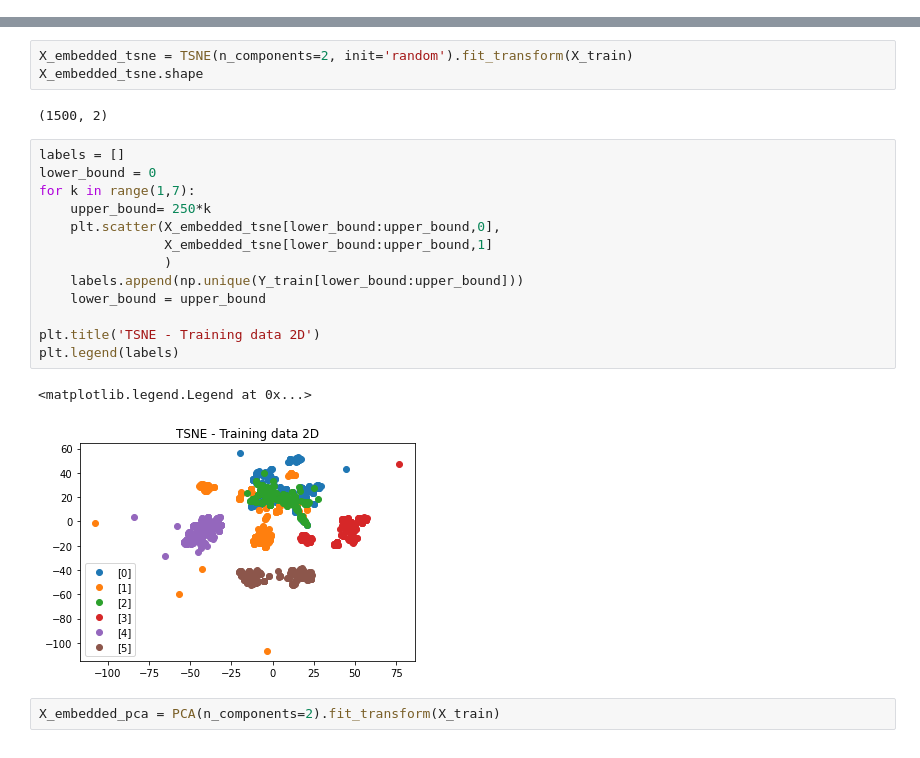
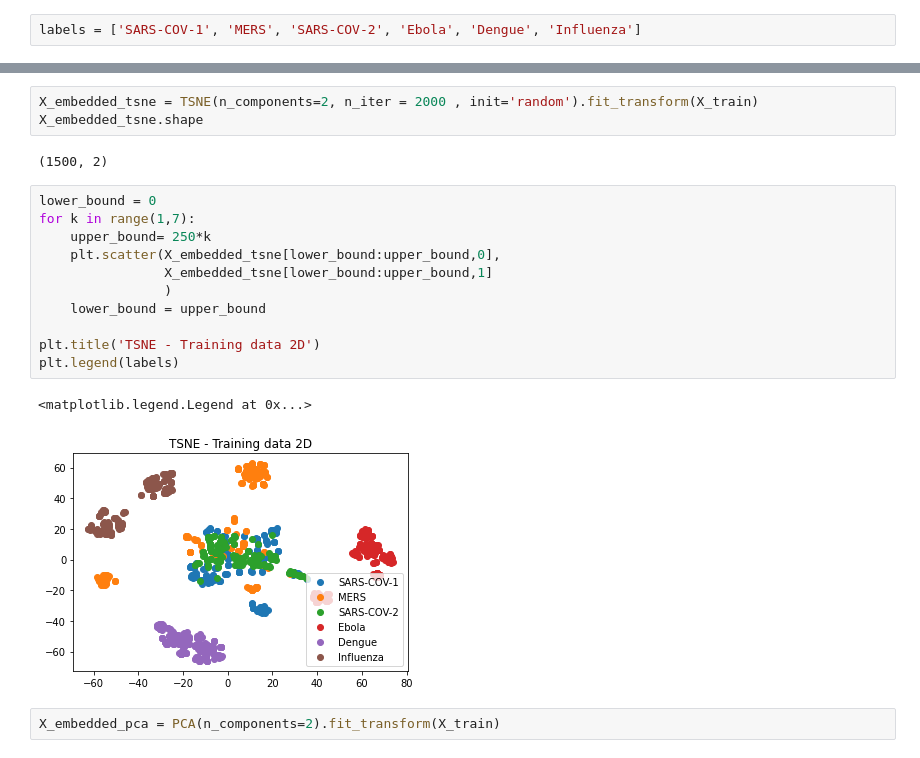
Before and after one commit to Moeinh77/Virus-DNA-classification-BERT, a Jupyter notebook: data_preparation.ipynb, the cells around one changed output, grey strips where cells are left out. Saved outputs shown, nothing was run; the diff lists cells and outputs as text.

```diff
--- a/data_preparation.ipynb
+++ b/data_preparation.ipynb
@@ -83,3 +92,5 @@ with open('Y_train_k'+str(KMER)+'.pkl', 'wb') as f:
+# %%
+labels = ['SARS-COV-1', 'MERS', 'SARS-COV-2', 'Ebola', 'Dengue', 'Influenza']
 # %%
 with open('X_train_k3.pkl', 'rb') as f:
     X_train = pickle.load(f)
@@ -121,24 +137,22 @@ from sklearn.decomposition import PCA
 # %%
-X_embedded_tsne = TSNE(n_components=2, init='random').fit_transform(X_train)
+X_embedded_tsne = TSNE(n_components=2, n_iter = 2000 , init='random').fit_transform(X_train)
 X_embedded_tsne.shape
 # %% [output]
 (1500, 2)
 # %%
-labels = []
 lower_bound = 0
 for k in range(1,7):
     upper_bound= 250*k
     plt.scatter(X_embedded_tsne[lower_bound:upper_bound,0],
                 X_embedded_tsne[lower_bound:upper_bound,1]
                 )
-    labels.append(np.unique(Y_train[lower_bound:upper_bound]))
     lower_bound = upper_bound
 
 plt.title('TSNE - Training data 2D')
 plt.legend(labels)
 # %% [output]
 <matplotlib.legend.Legend at 0x...>
-[figure, old version]
+[figure, new version]
 # %%
 X_embedded_pca = PCA(n_components=2).fit_transform(X_train)
 # %%
```
Also changed, not shown: parts of 14 cells of this notebook.
